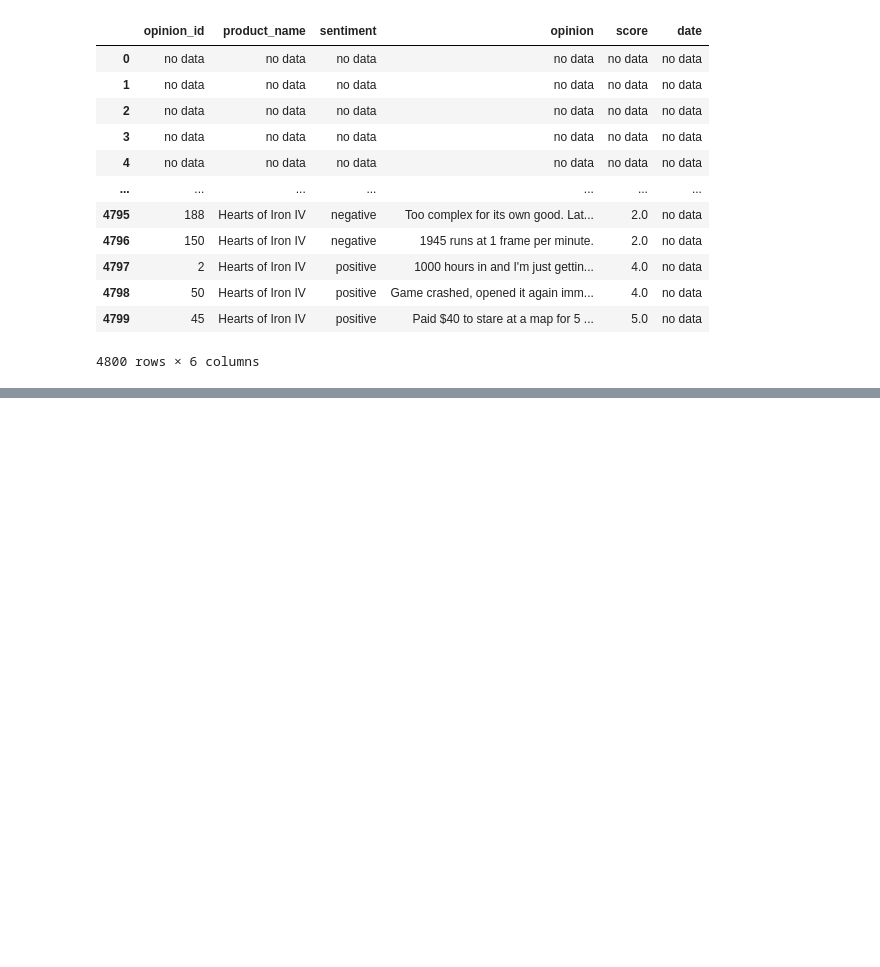
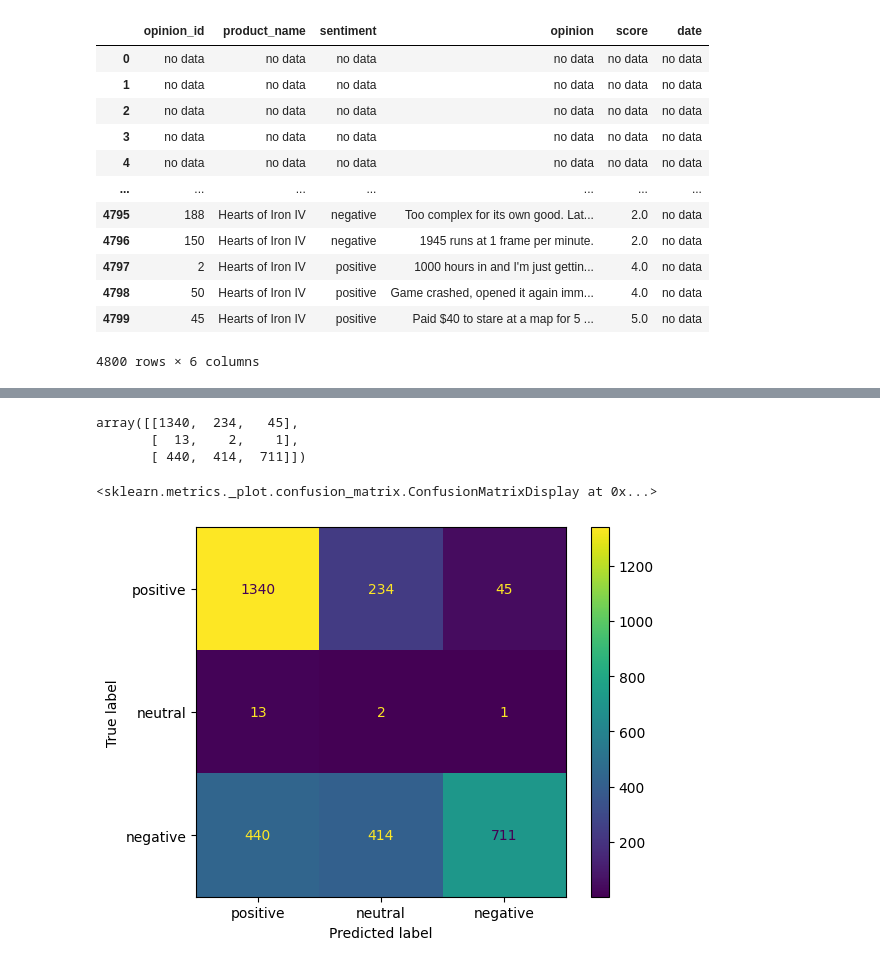
Before and after one commit to yuriipodria/SentimentAnalysis, a Jupyter notebook: classify_sentiment.ipynb, the cells around one changed output, grey strips where cells are left out. Saved outputs shown, nothing was run; the diff lists cells and outputs as text; code cells hidden in the pictures; blank space fills up the shorter version.

```diff
--- a/classify_sentiment.ipynb
+++ b/classify_sentiment.ipynb
@@ -26,4 +26,7 @@ opinions
 4800 rows × 6 columns
 # %%
 sa = SentimentIntensityAnalyzer()
-opinions.vader = opinions.opinion.apply(lambda o: sa.polarity_scores(o))
+opinions['vader'] = opinions.opinion.apply(lambda o: sa.polarity_scores(str(o)))
+
+sentiment = pd.concat([opinions, opinions['vader'].apply(
+    pd.Series)], axis=1).drop(columns=['vader'])
@@ -29,0 +49,17 @@ opinions.vader = opinions.opinion.apply(lambda o: sa.polarity_scores(o))
+# %%
+sentiment['vader_sentiment'] = sentiment.apply(
+    lambda row: 'positive' if row['compound'] >= 0.05 else (
+        'negative' if row['compound'] <= -0.05 else 'neutral'), axis=1
+)
+# %%
+misclassified = confusion_matrix(sentiment['sentiment'].astype(str), sentiment['vader_sentiment'].astype(str), labels=['positive', 'neutral', 'negative'])
+misclassified
+# %% [output]
+array([[1340,  234,   45],
+       [  13,    2,    1],
+       [ 440,  414,  711]])
+# %%
+ConfusionMatrixDisplay(misclassified, display_labels=['positive', 'neutral', 'negative']).plot()
+# %% [output]
+<sklearn.metrics._plot.confusion_matrix.ConfusionMatrixDisplay at 0x...>
+[figure, added]
```
Also changed, not shown: parts of 6 cells of this notebook, 4 other files.
